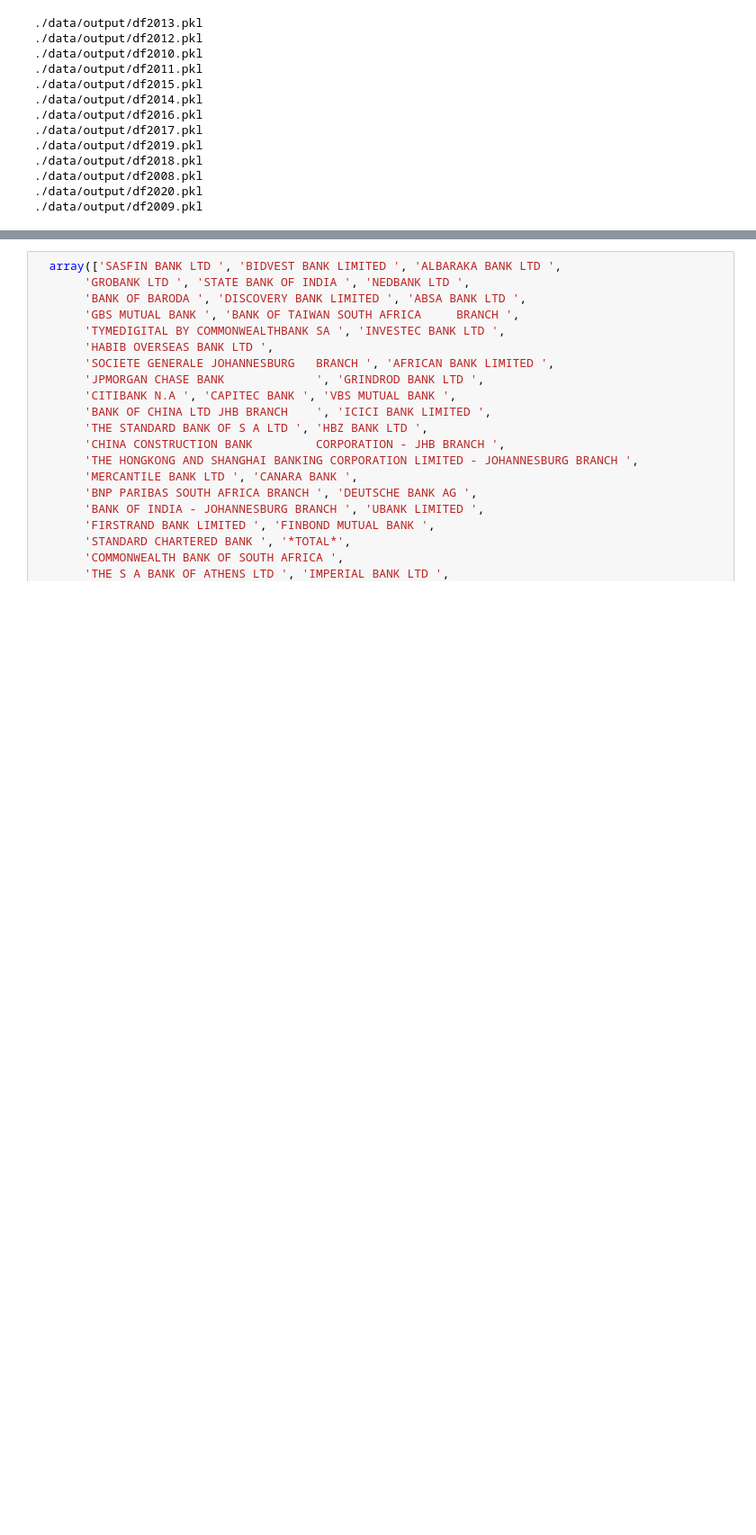
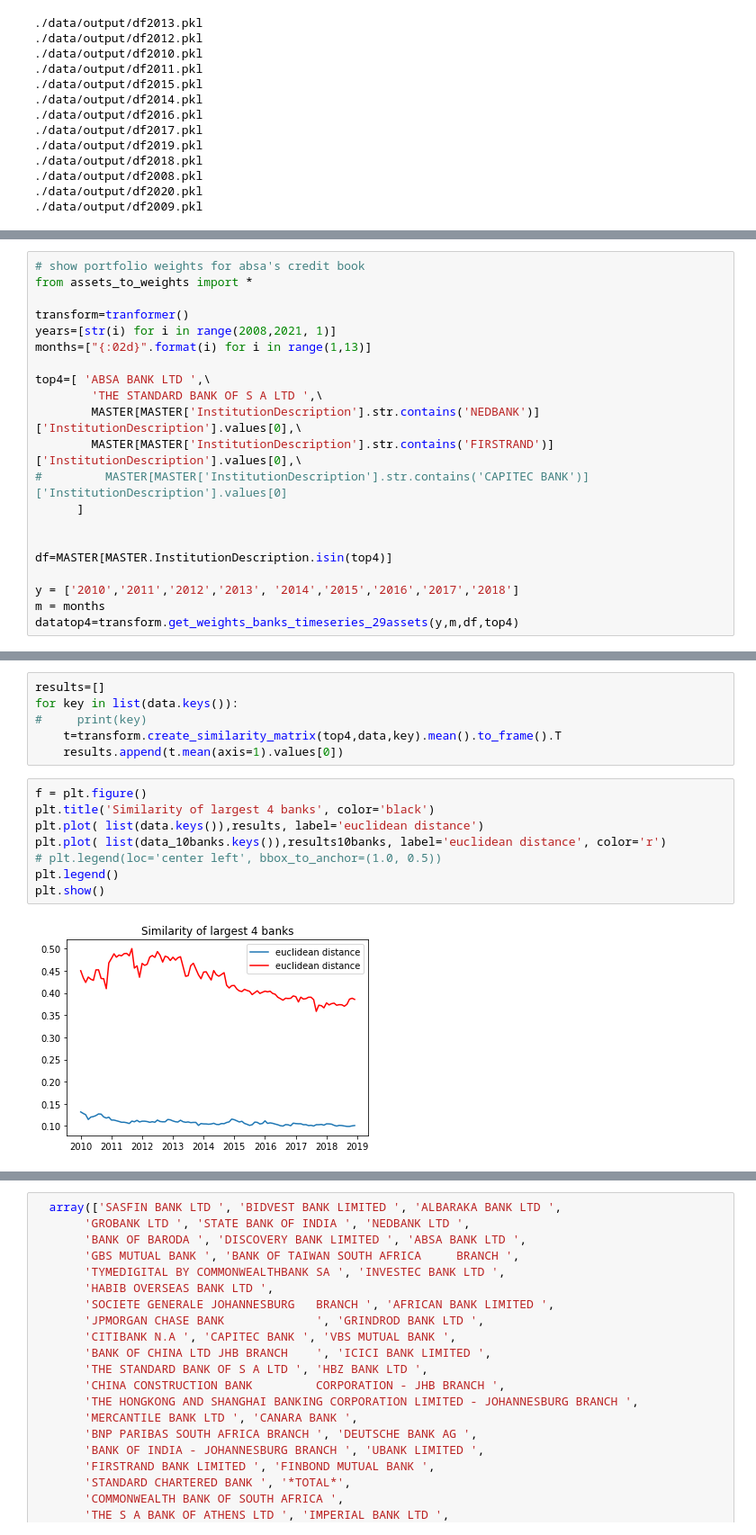
Before and after one commit to t1nak/ba900, a Jupyter notebook: distance.ipynb, the cells around one changed output, grey strips where cells are left out. Shown at 90% size. Cells and saved outputs as stored; diff of their text form; blank space fills up the shorter version.

```diff
--- a/distance.ipynb
+++ b/distance.ipynb
@@ -883,0 +859,21 @@ IndentationError: unindent does not match any outer indentation level (<tokenize
+# %%
+# show portfolio weights for absa's credit book
+from assets_to_weights import *
+
+transform=tranformer()
+years=[str(i) for i in range(2008,2021, 1)]
+months=["{:02d}".format(i) for i in range(1,13)]
+
+top4=[ 'ABSA BANK LTD ',\
+        'THE STANDARD BANK OF S A LTD ',\
+        MASTER[MASTER['InstitutionDescription'].str.contains('NEDBANK')]['InstitutionDescription'].values[0],\
+        MASTER[MASTER['InstitutionDescription'].str.contains('FIRSTRAND')]['InstitutionDescription'].values[0],\
+#         MASTER[MASTER['InstitutionDescription'].str.contains('CAPITEC BANK')]['InstitutionDescription'].values[0]
+      ]
+
+
+df=MASTER[MASTER.InstitutionDescription.isin(top4)]
+
+y = ['2010','2011','2012','2013', '2014','2015','2016','2017','2018']
+m = months
+datatop4=transform.get_weights_banks_timeseries_29assets(y,m,df,top4)
@@ -883,0 +890,16 @@ IndentationError: unindent does not match any outer indentation level (<tokenize
+# %%
+results=[]
+for key in list(data.keys()):
+#     print(key)
+    t=transform.create_similarity_matrix(top4,data,key).mean().to_frame().T
+    results.append(t.mean(axis=1).values[0])
+# %%
+f = plt.figure()
+plt.title('Similarity of largest 4 banks', color='black')
+plt.plot( list(data.keys()),results, label='euclidean distance')
+plt.plot( list(data_10banks.keys()),results10banks, label='euclidean distance', color='r')
+# plt.legend(loc='center left', bbox_to_anchor=(1.0, 0.5))
+plt.legend()
+plt.show()
+# %% [output]
+[figure, added]
```
Also changed, not shown: parts of 18 cells of this notebook, 10 other files.
